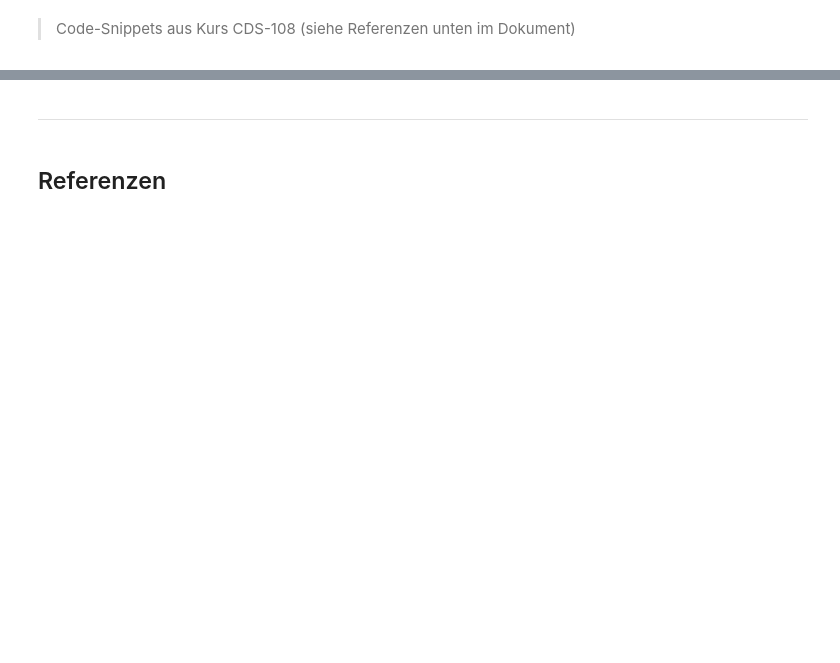
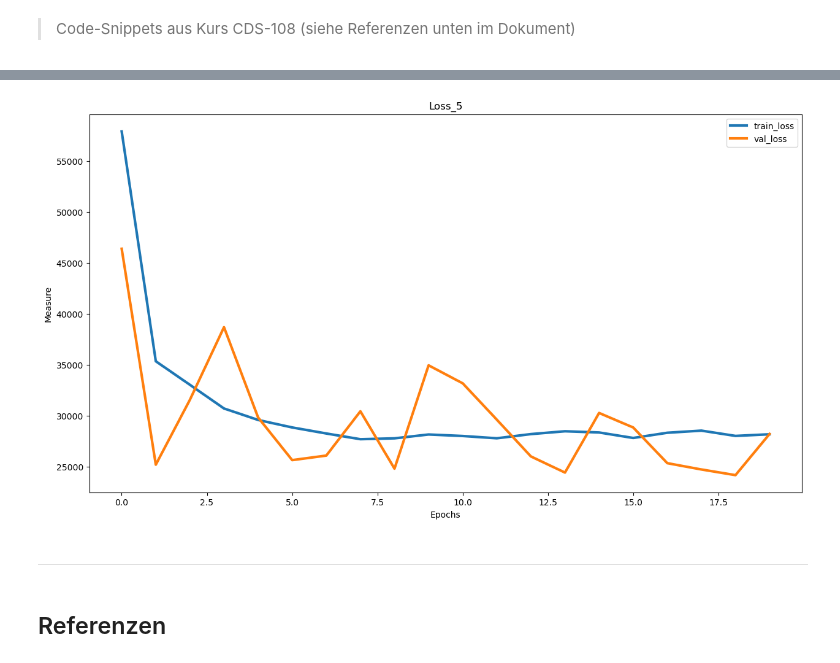
Before and after one commit to fhgr-cds-archive-class-2021/fhgr-3-s-ml-project-group-2, a Jupyter notebook: leandro/deep_learning_project/beijing_keras_leandro_gregorini.ipynb, the cells around one changed output, grey strips where cells are left out. Drawn from its saved outputs; the diff is of its cells as text; code cells hidden in the pictures; blank space fills up the shorter version.

```diff
--- a/leandro/deep_learning_project/beijing_keras_leandro_gregorini.ipynb
+++ b/leandro/deep_learning_project/beijing_keras_leandro_gregorini.ipynb
@@ -327,5 +443,7 @@ plot_measures_regression(model_name="MNIST-MODEL", history=history, title="RMSE"
 # %%
-plot_measures_regression(model_name="BOSTON-HOUSING-MODEL", history=history, title="Loss", accuracy_measures_to_plot=["train_loss", "val_loss"])
+plot_measures_regression(model_name="BOSTON-HOUSING-MODEL", history=history, title=f"Loss_{run_count}", accuracy_measures_to_plot=["train_loss", "val_loss"], savefig=True)
+# %% [output]
+[figure, added]
 # %% [markdown]
 ---
 # %% [markdown]
```
Also changed, not shown: parts of 25 cells of this notebook, 7 other files.
